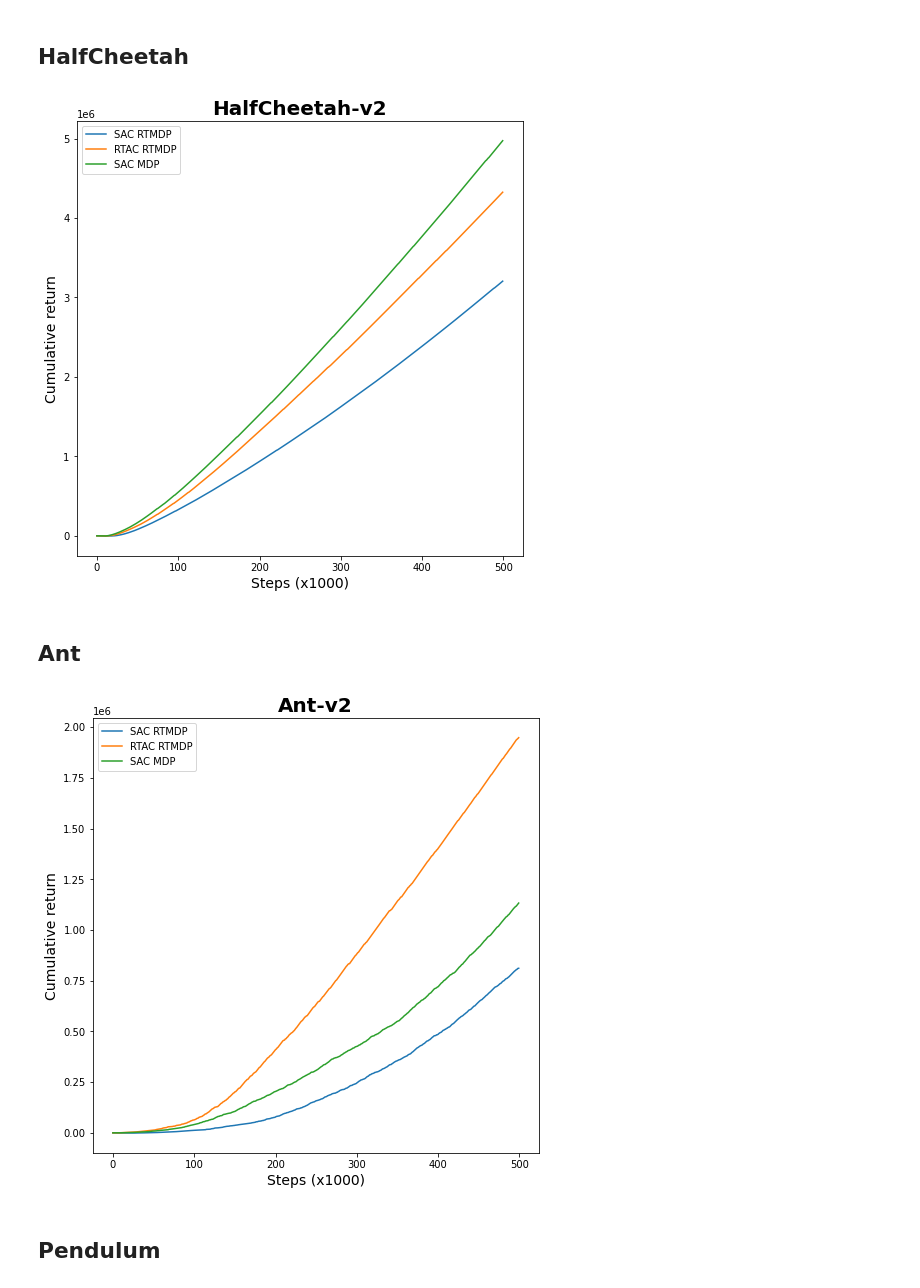
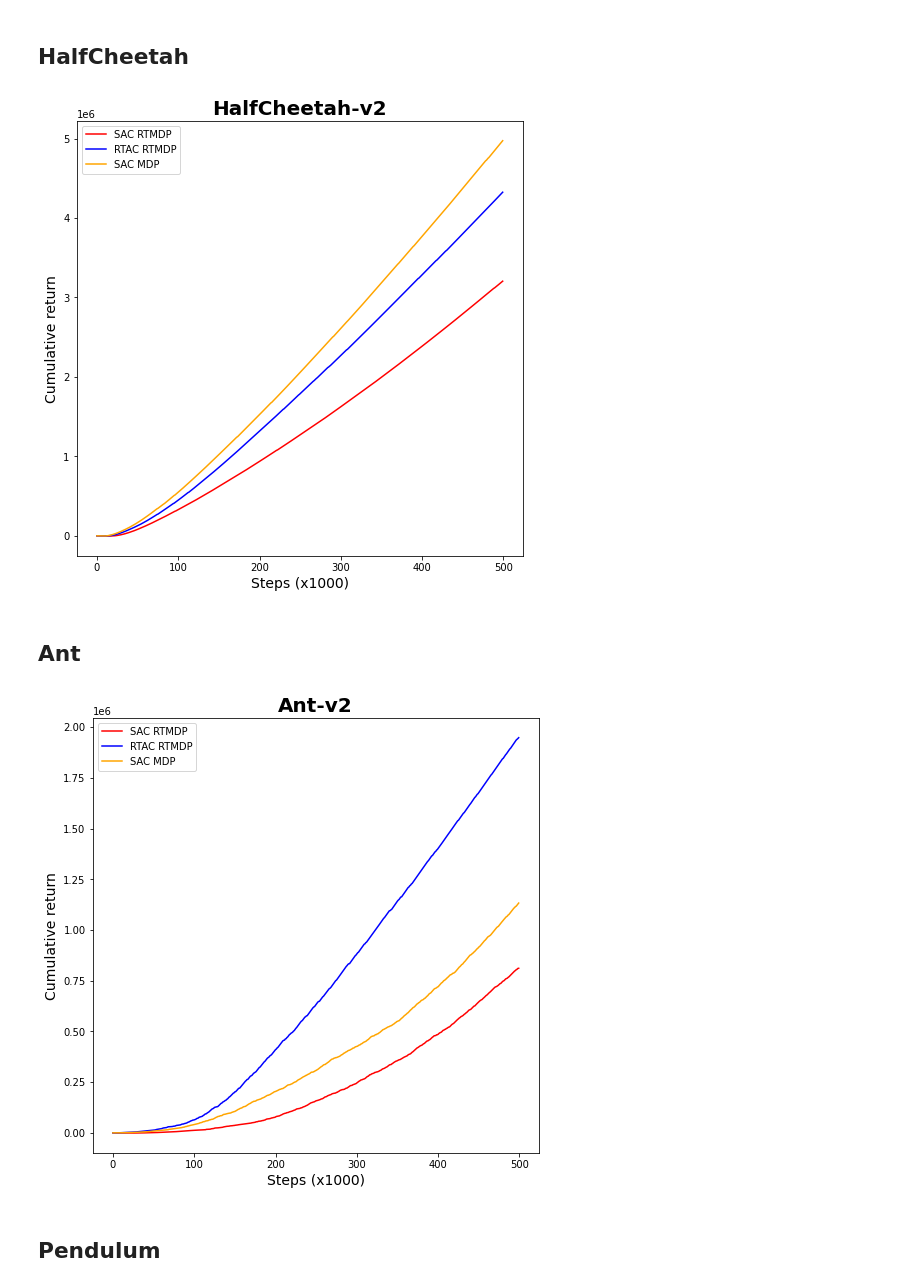
Before and after one commit to jackoc1/rtrl, a Jupyter notebook: experiments/rtrl_experiment_plots.ipynb, the cells around one changed output. Saved outputs shown, nothing was run; the diff lists cells and outputs as text; code cells hidden in the pictures.

```diff
--- a/experiments/rtrl_experiment_plots.ipynb
+++ b/experiments/rtrl_experiment_plots.ipynb
@@ -40,19 +44,19 @@ cheetah_rtac_rt = pd.read_pickle('cheetah/rtac_cheetah_real_time_stats')
 # %%
 cheetah_sac_no_rt_cumsum = cheetah_sac_no_rt['returns'].cumsum()
 cheetah_sac_rt_cumsum = cheetah_sac_rt['returns'].cumsum()
 cheetah_rtac_cumsum = cheetah_rtac_rt['returns'].cumsum()
 
 plt.figure(figsize=(8,8))
-plt.plot(range(len(df_sac_rt['returns'])), cheetah_sac_rt_cumsum, label="SAC RTMDP")
-plt.plot(range(len(df_rtac['returns'])), cheetah_rtac_cumsum, label="RTAC RTMDP")
-plt.plot(range(len(df_sac_no_rt)), cheetah_sac_no_rt_cumsum, label="SAC MDP")
+plt.plot(range(len(df_sac_rt['returns'])), cheetah_sac_rt_cumsum, label="SAC RTMDP", color="red")
+plt.plot(range(len(df_rtac['returns'])), cheetah_rtac_cumsum, label="RTAC RTMDP", color="blue")
+plt.plot(range(len(df_sac_no_rt)), cheetah_sac_no_rt_cumsum, label="SAC MDP", color="orange")
 plt.title("HalfCheetah-v2", fontweight="bold", fontsize=20)
 plt.xlabel("Steps (x1000)", fontsize=14)
 plt.ylabel("Cumulative return", fontsize=14)
 plt.legend()
 # plt.savefig("cheetah/cheetah_cum_sum.png")
 # %% [output]
-[figure, old version]
+[figure, new version]
 # %% [markdown]
 ## Ant
 # %%
@@ -65,16 +69,16 @@ ant_sac_rt_cumsum = ant_sac_rt['returns'].cumsum()
 ant_rtac_cumsum = ant_rtac_rt['returns'].cumsum()
 
 plt.figure(figsize=(8,8))
-plt.plot(range(len(df_sac_rt['returns'])), ant_sac_rt_cumsum, label="SAC RTMDP")
-plt.plot(range(len(df_rtac['returns'])), ant_rtac_cumsum, label="RTAC RTMDP")
-plt.plot(range(len(df_sac_no_rt)), ant_sac_no_rt_cumsum, label="SAC MDP")
+plt.plot(range(len(df_sac_rt['returns'])), ant_sac_rt_cumsum, label="SAC RTMDP", color="red")
+plt.plot(range(len(df_rtac['returns'])), ant_rtac_cumsum, label="RTAC RTMDP", color="blue")
+plt.plot(range(len(df_sac_no_rt)), ant_sac_no_rt_cumsum, label="SAC MDP", color="orange")
 plt.title("Ant-v2", fontweight="bold", fontsize=20)
 plt.xlabel("Steps (x1000)", fontsize=14)
 plt.ylabel("Cumulative return", fontsize=14)
 plt.legend()
-# plt.savefig("ant/and_cum_sum.png")
+# plt.savefig("ant/ant_cum_sum.png")
 # %% [output]
-[figure, old version]
+[figure, new version]
 # %% [markdown]
 ## Pendulum
 # %%
```
Also changed, not shown: parts of 3 cells of this notebook, 5 other files.
